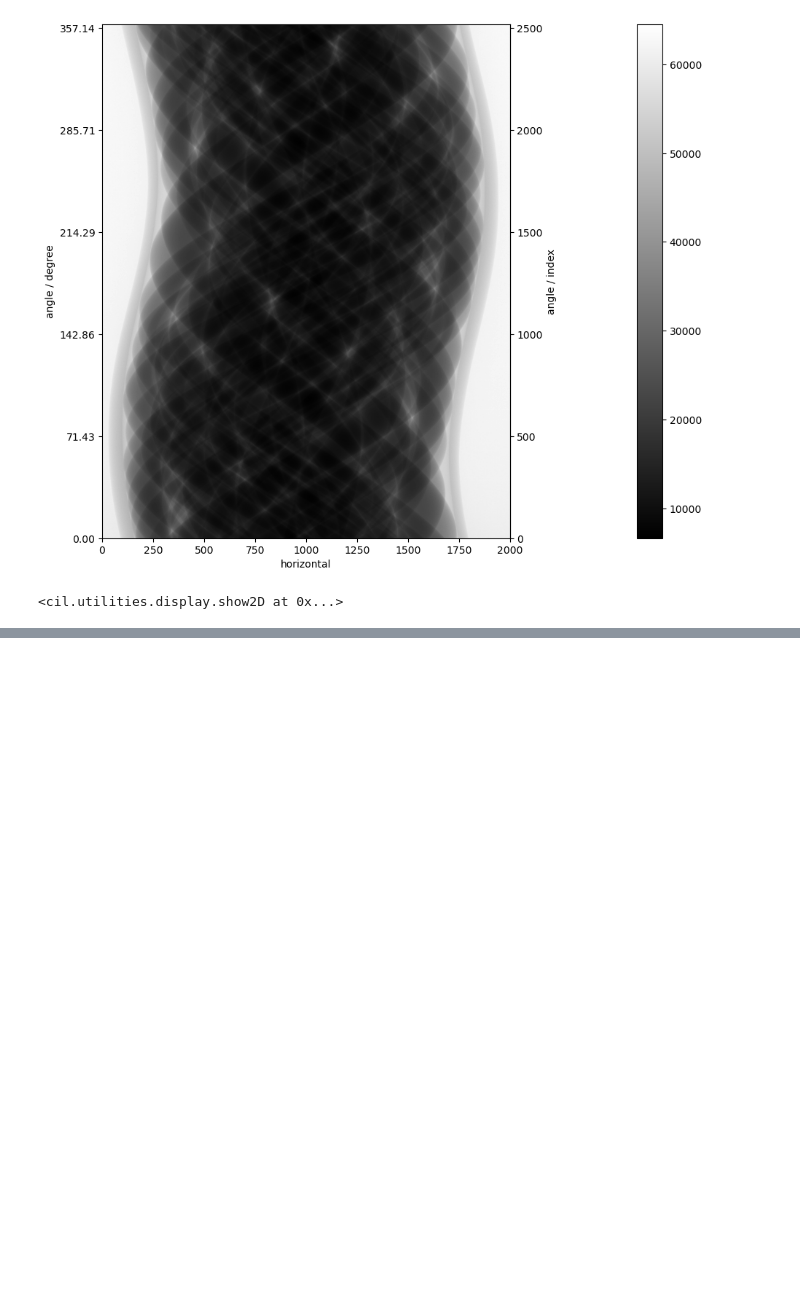
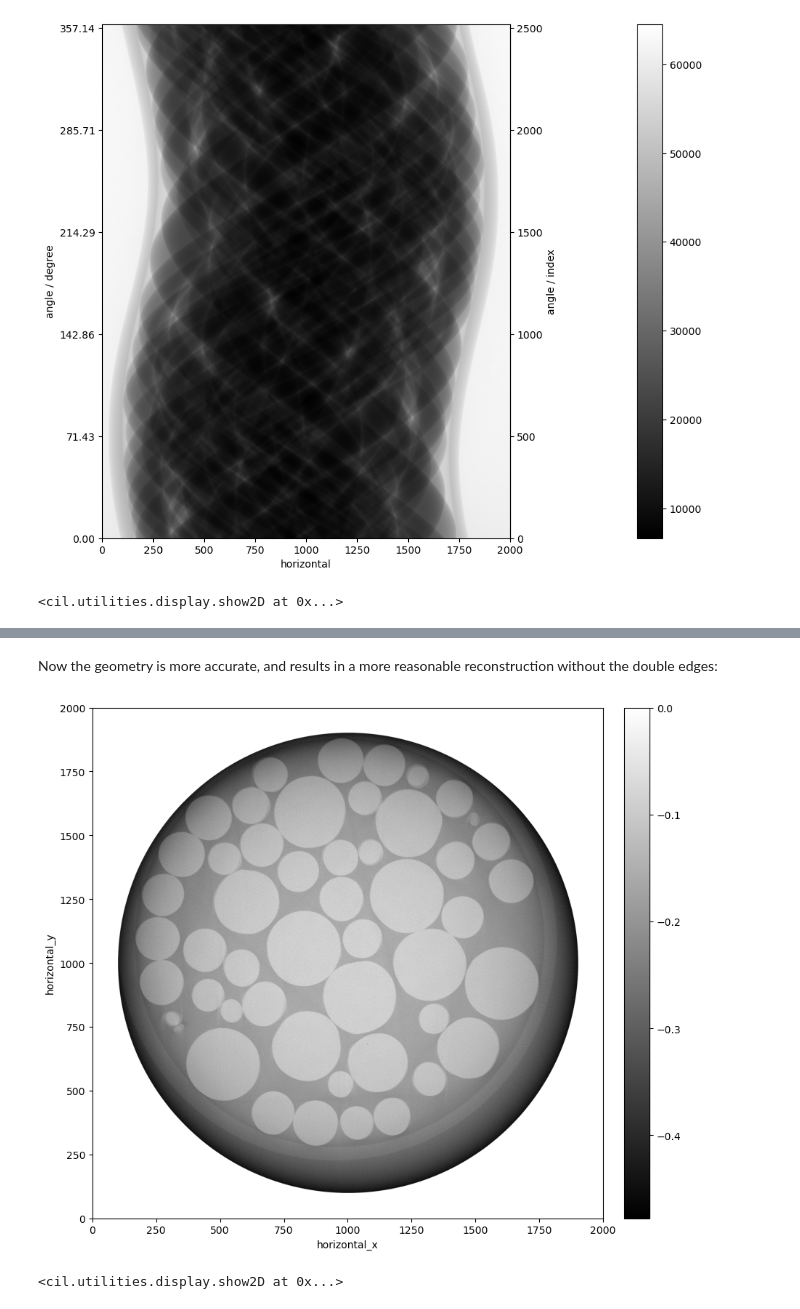
Before and after one commit to TomographicImaging/CIL-Demos, a Jupyter notebook: how-to/2_Geometry/CreateCustomGeometry.ipynb, the cells around one changed output, grey strips where cells are left out. Drawn from its saved outputs; the diff is of its cells as text; code cells hidden in the pictures; blank space fills up the shorter version.

```diff
--- a/how-to/2_Geometry/CreateCustomGeometry.ipynb
+++ b/how-to/2_Geometry/CreateCustomGeometry.ipynb
@@ -127,0 +169,12 @@ show2D(sparse_beads)
+# %%
+from cil.processors import CentreOfRotationCorrector
+
+processor = CentreOfRotationCorrector.image_sharpness()
+processor.set_input(sparse_beads)
+centred_data = processor.get_output()
+# %%
+# Perform reconstruction
+recon = FDK(centred_data).run()
+
+# Apply a mask to show the beads only
+recon.apply_circular_mask(0.9)
@@ -127,0 +198,7 @@ show2D(sparse_beads)
+# %% [markdown]
+Now the geometry is more accurate, and results in a more reasonable reconstruction without the double edges:
+# %%
+show2D(recon)
+# %% [output]
+[figure, added]
+<cil.utilities.display.show2D at 0x...>
```
Also changed, not shown: parts of 9 cells of this notebook, 2 other files.
